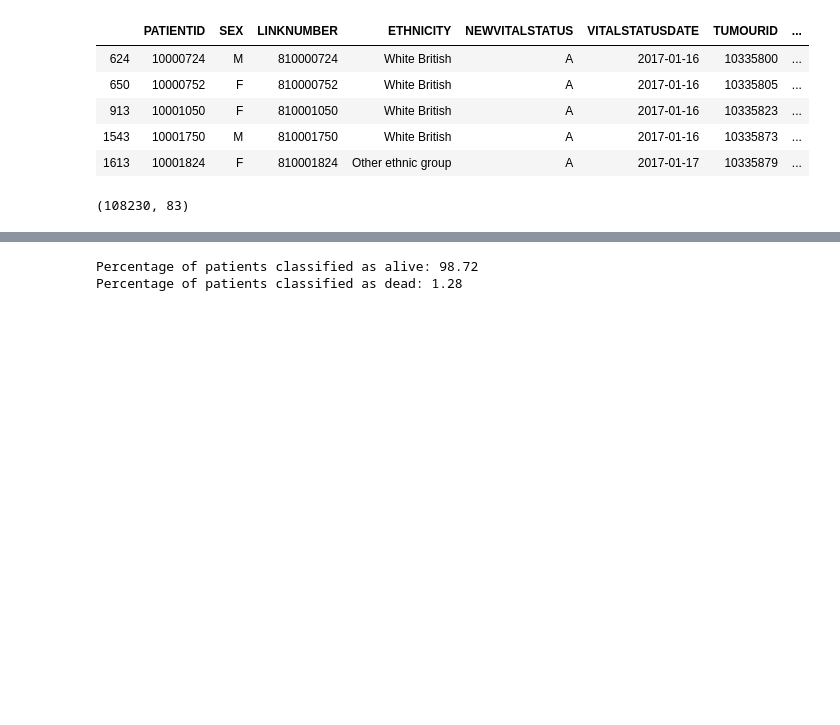
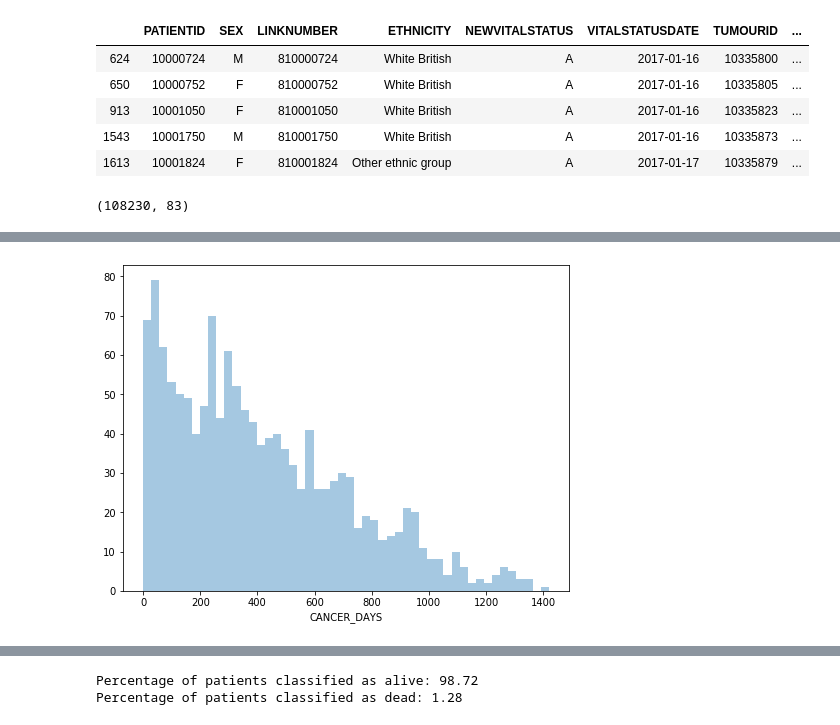
Before and after one commit to ElsaGH/TFM_Elsa_Garcia_Hernandez, a Jupyter notebook: Notebooks/Breast Cancer/Analysis.ipynb, the cells around one changed output, grey strips where cells are left out. Saved outputs shown, nothing was run; the diff lists cells and outputs as text; code cells hidden in the pictures; blank space fills up the shorter version.

```diff
--- a/Notebooks/Breast Cancer/Analysis.ipynb
+++ b/Notebooks/Breast Cancer/Analysis.ipynb
@@ -28,3 +30,11 @@ orig_df.head()
 orig_df.shape
 # %% [output]
 (108230, 83)
+# %%
+orig_df['VITALSTATUSDATE'] = pd.to_datetime(orig_df['VITALSTATUSDATE'])
+orig_df['DIAGNOSISDATEBEST'] = pd.to_datetime(orig_df['DIAGNOSISDATEBEST'])
+orig_df['CANCER_TIME'] = orig_df['VITALSTATUSDATE'] - orig_df['DIAGNOSISDATEBEST']
+orig_df['CANCER_DAYS'] = orig_df['CANCER_TIME'] / np.timedelta64(1, 'D')
+orig_df['CANCER_MONTHS'] = orig_df['CANCER_TIME'] / np.timedelta64(1, 'M')
+orig_df['CANCER_YEARS'] = orig_df['CANCER_TIME'] / np.timedelta64(1, 'Y')
+orig_df[['VITALSTATUSDATE', 'DIAGNOSISDATEBEST', 'CANCER_DAYS', 'CANCER_MONTHS', 'CANCER_YEARS']].head()
@@ -30,0 +84,5 @@ orig_df.shape
+# %%
+ax = sns.distplot(dead['CANCER_DAYS'], hist = True, kde = False, bins = 50)
+plt.gcf().set_size_inches(8,6)
+# %% [output]
+[figure, added]
```
Also changed, not shown: parts of 106 cells of this notebook, 4 other files.
